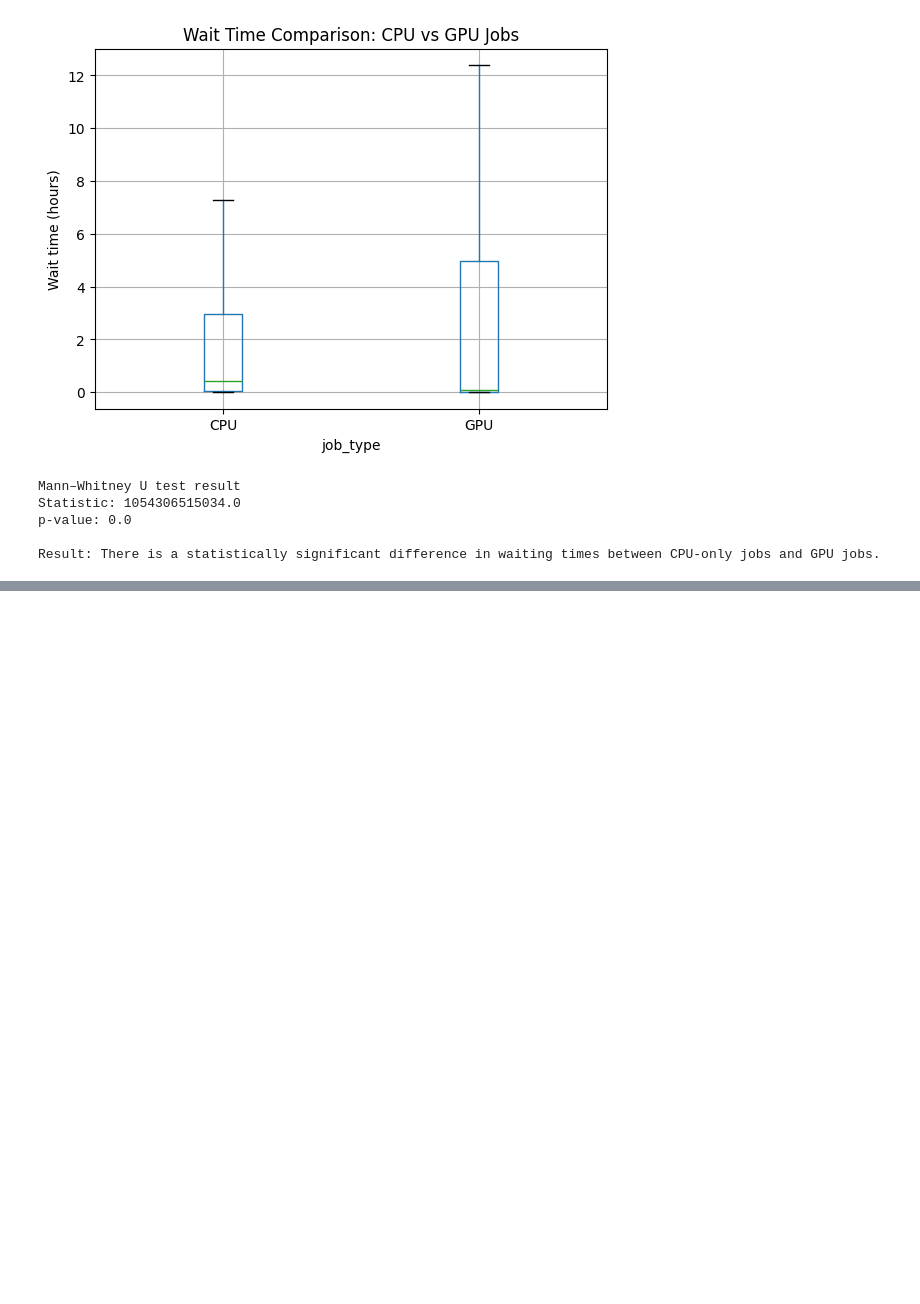
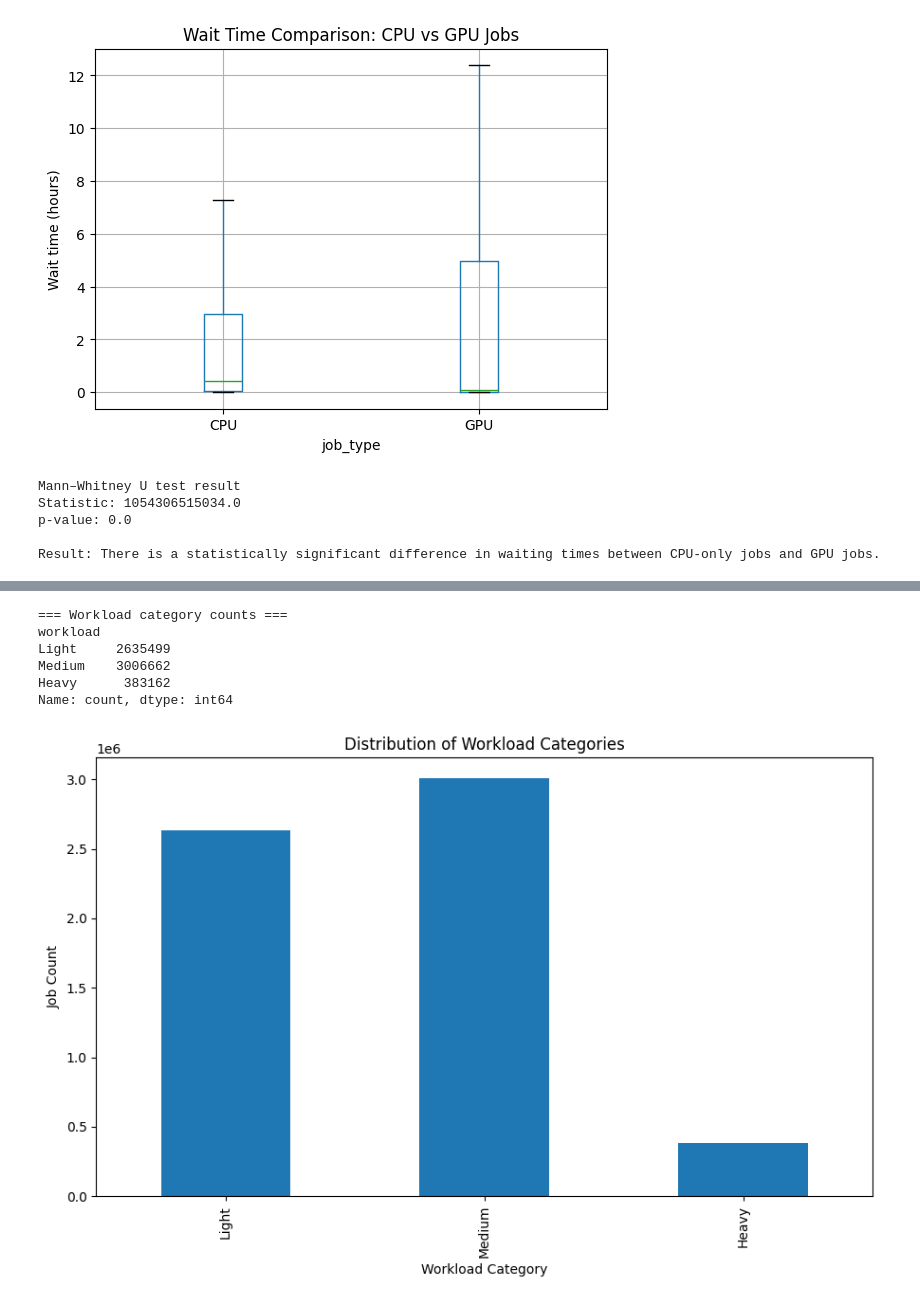
Before and after one commit to Jiachen-Cong-UIUC/STAT427-Jiachen-Cong, a Jupyter notebook: Job Submission Behavior & Execution Schedules & Queue Modeling.ipynb, the cells around one changed output, grey strips where cells are left out. Drawn from its saved outputs; the diff is of its cells as text; code cells hidden in the pictures; blank space fills up the shorter version.

```diff
--- a/Job Submission Behavior & Execution Schedules & Queue Modeling.ipynb
+++ b/Job Submission Behavior & Execution Schedules & Queue Modeling.ipynb
@@ -768,0 +854,80 @@ RMSLE = 0.7653
+# %%
+CHOSEN_K = 3
+
+km_final = KMeans(n_clusters=CHOSEN_K, random_state=42, n_init=20)
+km_final.fit(wl_sample)
+
+all_labels = km_final.predict(wl_scaled)
+
+cluster_df = wl_valid.copy()
+cluster_df["cluster"] = all_labels
+
+centers_scaled = km_final.cluster_centers_
+cluster_scores = centers_scaled.mean(axis=1)
+rank_order = np.argsort(cluster_scores).tolist()
+
+label_names = ["Light", "Medium", "Heavy"]
+cluster_to_label = {cid: label_names[i] for i, cid in enumerate(rank_order)}
+
+cluster_df["workload"] = pd.Categorical(
+    pd.Series(all_labels).map(cluster_to_label),
+    categories=label_names,
+    ordered=True
+)
+
+print("=== Workload category counts ===")
+print(cluster_df["workload"].value_counts().reindex(label_names))
+
+# ---------- Workload distribution ----------
+plt.figure(figsize=(9, 6))
+
+cluster_df["workload"].value_counts().reindex(label_names).plot(kind="bar")
+
+plt.xlabel("Workload Category")
+plt.ylabel("Job Count")
+plt.title("Distribution of Workload Categories")
+
+plt.tight_layout()
+plt.show()
+
+
+print("\n=== Mean resource usage per workload category ===")
+
+summary = cluster_df.groupby("workload", observed=False)[workload_features].mean().reindex(label_names)
+summary["ReqMem_GB"] = summary["ReqMem_MB"] / 1024
+summary_display = summary.drop(columns=["ReqMem_MB"])
+summary_display = summary_display.round(3)
+print(summary_display)
+
+# ---------- PCA scatter colored by workload cluster ----------
+sample_labels = km_final.predict(wl_sample)
+sample_label_names = [cluster_to_label[c] for c in sample_labels]
+
+fig, ax = plt.subplots(figsize=(9, 6))
+
+colors = plt.cm.tab10.colors
+for i, name in enumerate(label_names):
+    mask = [n == name for n in sample_label_names]
+    ax.scatter(pc_log[mask, 0], pc_log[mask, 1],
+               s=3, alpha=0.4, color=colors[i], label=name)
+
+# Mark cluster centers in PCA space
+centers_pc = pca_log.transform(km_final.cluster_centers_)
+for cid, (cx, cy) in enumerate(centers_pc):
+    ax.scatter(cx, cy, marker="X", s=200, edgecolors="black",
+               linewidths=1.2, color=colors[label_names.index(cluster_to_label[cid])])
+
+ax.set_xlabel(f"PC1")
+ax.set_ylabel(f"PC2")
+ax.set_title("Workload Clusters in PCA Space")
+ax.legend(markerscale=4)
+plt.tight_layout()
+plt.show()
+# %% [output]
+=== Workload category counts ===
+workload
+Light     2635499
+Medium    3006662
+Heavy      383162
+Name: count, dtype: int64
+[figure, added]
```
Also changed, not shown: parts of 27 cells of this notebook.
